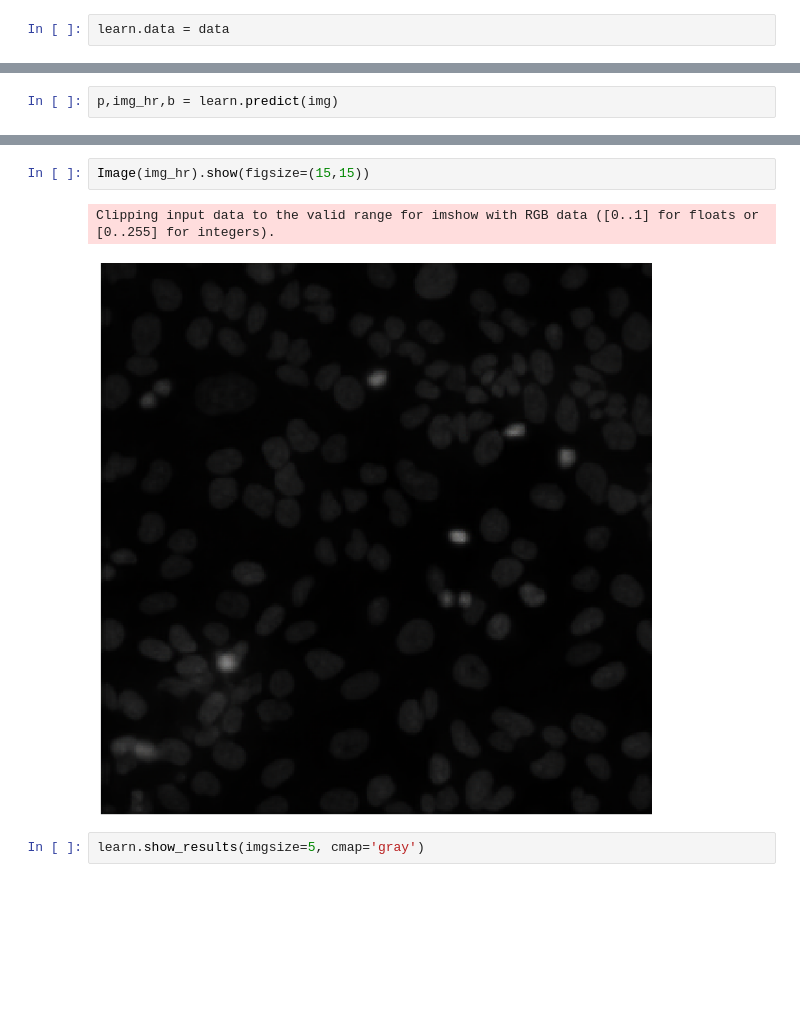
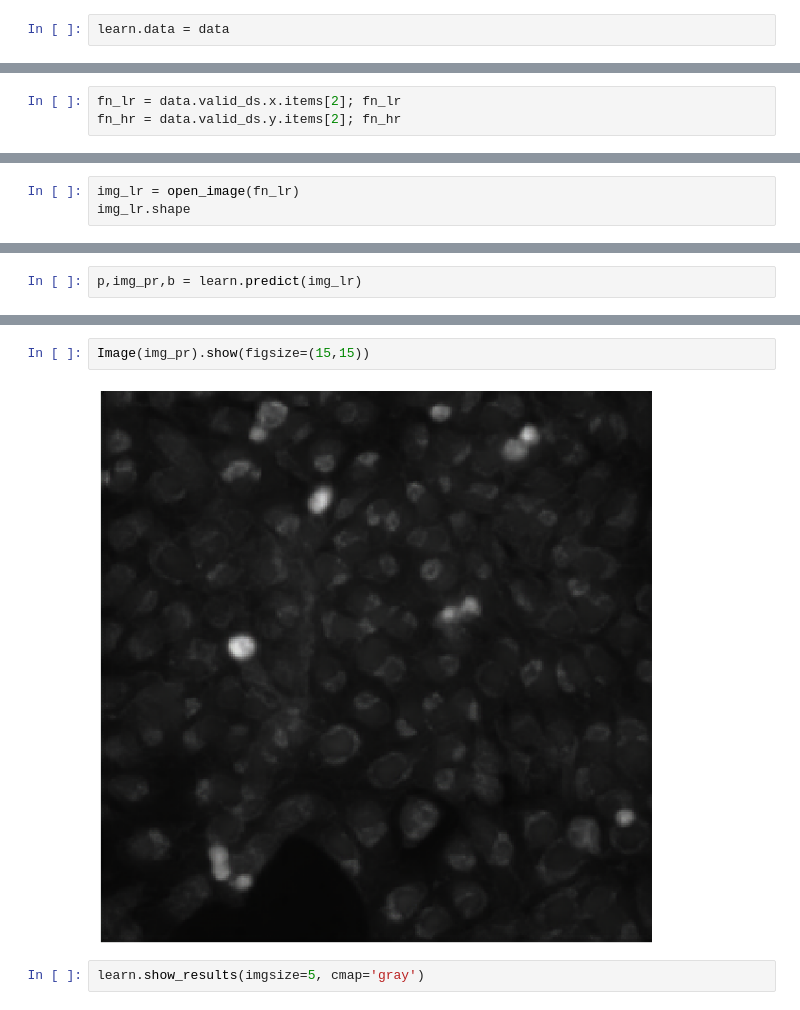
Before and after one commit to nikadilli/elemental-imageing-enhancement, a Jupyter notebook: UnetSR_test.ipynb, the cells around one changed output, grey strips where cells are left out. Cells and saved outputs as stored; diff of their text form; blank space fills up the shorter version.

```diff
--- a/UnetSR_test.ipynb
+++ b/UnetSR_test.ipynb
@@ -35,0 +29,3 @@ torch.Size([3, 103, 103])
+# %%
+fn_lr = data.valid_ds.x.items[2]; fn_lr
+fn_hr = data.valid_ds.y.items[2]; fn_hr
@@ -35,0 +34,3 @@ torch.Size([3, 103, 103])
+# %%
+img_lr = open_image(fn_lr)
+img_lr.shape
@@ -36,3 +44,3 @@ torch.Size([3, 103, 103])
 # %%
-p,img_hr,b = learn.predict(img)
+p,img_pr,b = learn.predict(img_lr)
 # %%
@@ -42,8 +50,7 @@ show_image(img, figsize=(15,15), interpolation='nearest');
 # %%
-Image(img_hr).show(figsize=(15,15))
+Image(img_pr).show(figsize=(15,15))
 # %% [output]
-Clipping input data to the valid range for imshow with RGB data ([0..1] for floats or [0..255] for integers).
-[figure, old version]
+[figure, new version]
 # %%
 learn.show_results(imgsize=5, cmap='gray')
 # %% [output]
```
Also changed, not shown: parts of 9 cells of this notebook, 7 other files.
